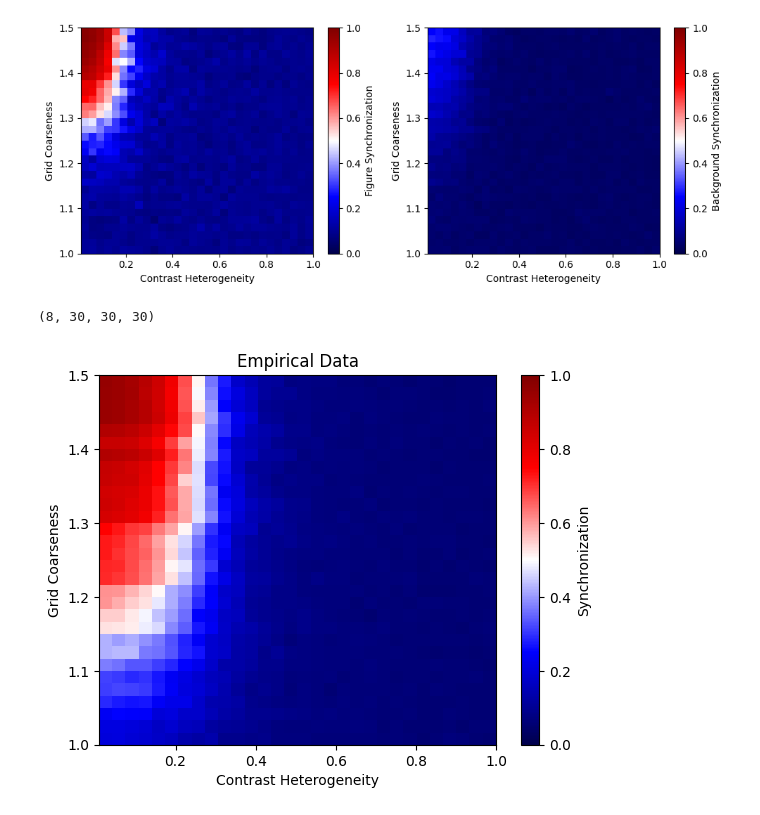
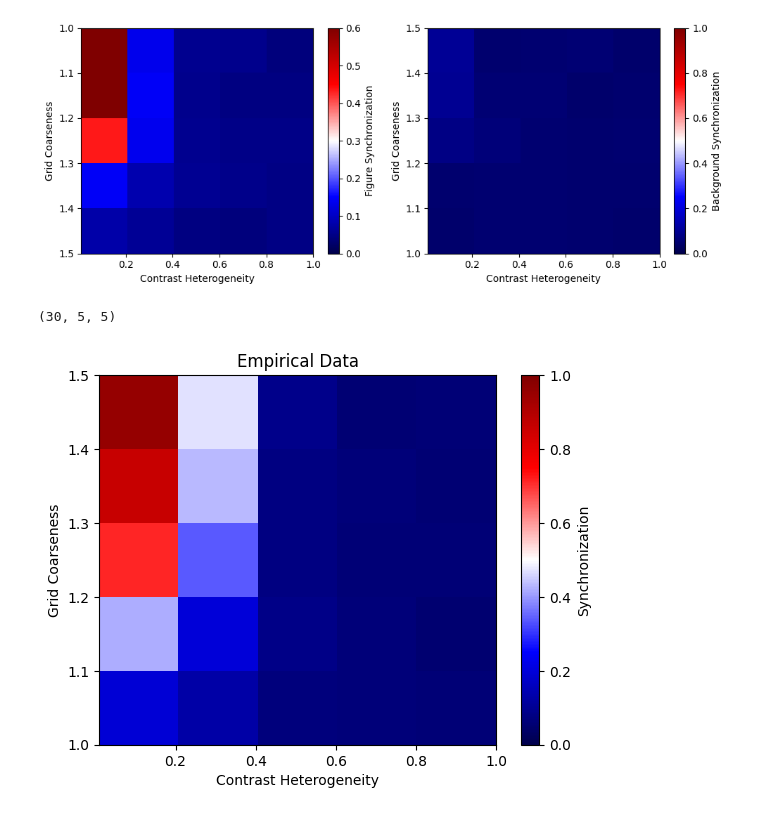
Before and after one commit to ccnmaastricht/NeuralSynchrony-FigureGround, a Jupyter notebook: notebooks/quadrant_simulation.ipynb, the cells around one changed output. Drawn from its saved outputs; the diff is of its cells as text; code cells hidden in the pictures.

```diff
--- a/notebooks/quadrant_simulation.ipynb
+++ b/notebooks/quadrant_simulation.ipynb
@@ -194,8 +191,8 @@ def run_experiment(stimulus_parameters, model_parameters, simulation_parameters,
 model_parameters, stimulus_parameters, simulation_parameters, experiment_parameters = load_configurations()
 
 # adjust experiment parameters to include more conditions
-experiment_parameters['num_grid_coarseness'] = 30
-experiment_parameters['num_contrast_heterogeneity'] = 30
+experiment_parameters['num_grid_coarseness'] = 5
+experiment_parameters['num_contrast_heterogeneity'] = 5
 experiment_parameters['num_conditions'] = experiment_parameters['num_grid_coarseness'] * experiment_parameters['num_contrast_heterogeneity']
 
 # add num_time_steps
@@ -210,14 +207,16 @@ figure_sync, background_sync = run_experiment(stimulus_parameters, model_paramet
 # %%
 plt.figure(figsize=(10, 4))
 plt.subplot(1, 2, 1)
-plt.imshow(figure_sync.mean(axis=2), aspect='auto', cmap='seismic', vmin=0, vmax=1.0,
+plt.imshow(figure_sync.mean(axis=2), aspect='auto', cmap='seismic', vmin=0, vmax=0.6,
            extent=[experiment_parameters['min_contrast_heterogeneity'],
                    experiment_parameters['max_contrast_heterogeneity'],
-                   experiment_parameters['min_grid_coarseness'],
-                   experiment_parameters['max_grid_coarseness']])
+                   experiment_parameters['max_grid_coarseness'],
+                   experiment_parameters['min_grid_coarseness']])
 plt.colorbar(label='Figure Synchronization')
 plt.xlabel('Contrast Heterogeneity')
 plt.ylabel('Grid Coarseness')
+
+
 plt.subplot(1, 2, 2)
 plt.imshow(background_sync.mean(axis=2), aspect='auto', cmap='seismic', vmin=0, vmax=1.0,
            extent=[experiment_parameters['min_contrast_heterogeneity'],
@@ -230,22 +229,22 @@ plt.ylabel('Grid Coarseness')
 plt.tight_layout()
 plt.show()
 # %% [output]
-[figure, old version]
+[figure, new version]
 # %%
-data_file = '../results/simulation/highres_arnold_tongues.npy'
+data_file = '../results/simulation/first_session_arnold_tongues.npy'
 reference_bat = np.load(data_file)
 reference_bat.shape
 # %% [output]
-(8, 30, 30, 30)
+(30, 5, 5)
 # %%
-plt.imshow(reference_bat[0].mean(axis=0), aspect='auto', cmap='seismic',vmin=0, vmax=1.0, extent=[experiment_parameters['min_contrast_heterogeneity'],
+plt.imshow(reference_bat.mean(axis=0), aspect='auto', cmap='seismic',vmin=0, vmax=1.0, extent=[experiment_parameters['min_contrast_heterogeneity'],
                    experiment_parameters['max_contrast_heterogeneity'],
                    experiment_parameters['min_grid_coarseness'],
                    experiment_parameters['max_grid_coarseness']])
 plt.colorbar(label='Synchronization')
 plt.xlabel('Contrast Heterogeneity')
 plt.ylabel('Grid Coarseness')
 plt.title('Empirical Data')
 plt.show()
 # %% [output]
-[figure, old version]
+[figure, new version]
```
Also changed, not shown: parts of 4 cells of this notebook.
